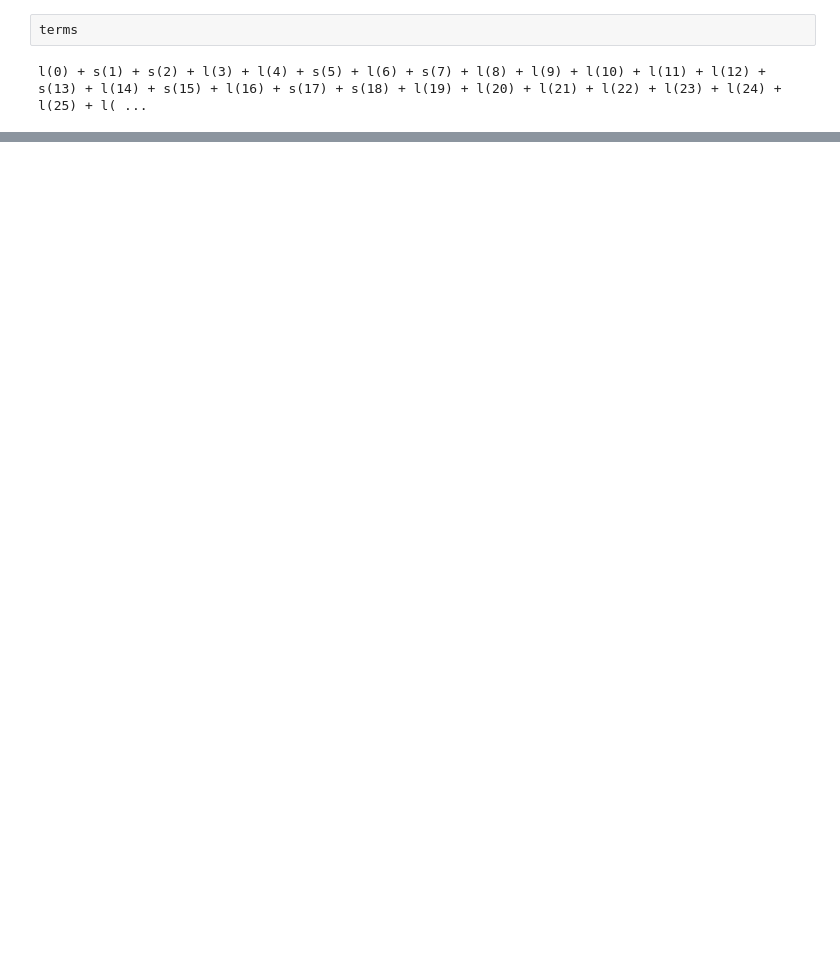
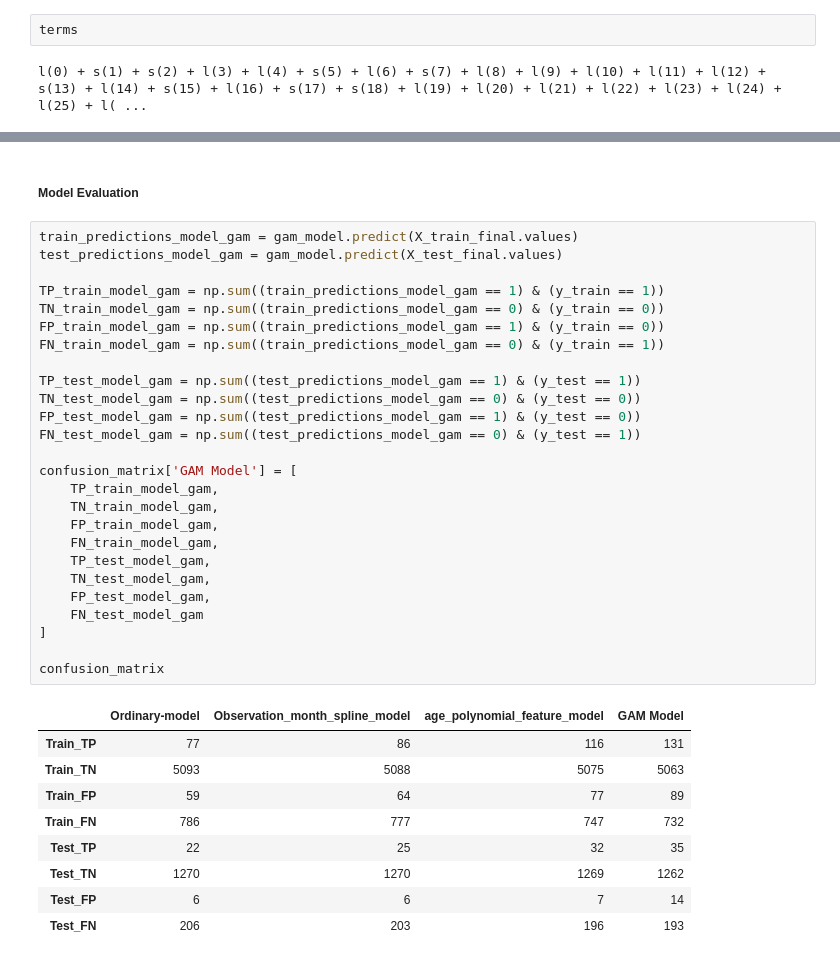
Before and after one commit to diyorarti/Learning_Data_Science, a Jupyter notebook: Statistics/3_Regression/Logistic_regression/practice2.ipynb, the cells around one changed output, grey strips where cells are left out. Cells and saved outputs as stored; diff of their text form; blank space fills up the shorter version.

```diff
--- a/Statistics/3_Regression/Logistic_regression/practice2.ipynb
+++ b/Statistics/3_Regression/Logistic_regression/practice2.ipynb
@@ -1297 +1282,39 @@ LogisticGAM(callbacks=[Deviance(), Diffs(), Accuracy()],
    tol=0.0001, verbose=False)
+# %% [markdown]
+##### Model Evaluation
+# %%
+train_predictions_model_gam = gam_model.predict(X_train_final.values)
+test_predictions_model_gam = gam_model.predict(X_test_final.values)
+
+TP_train_model_gam = np.sum((train_predictions_model_gam == 1) & (y_train == 1))
+TN_train_model_gam = np.sum((train_predictions_model_gam == 0) & (y_train == 0))
+FP_train_model_gam = np.sum((train_predictions_model_gam == 1) & (y_train == 0))
+FN_train_model_gam = np.sum((train_predictions_model_gam == 0) & (y_train == 1))
+
+TP_test_model_gam = np.sum((test_predictions_model_gam == 1) & (y_test == 1))
+TN_test_model_gam = np.sum((test_predictions_model_gam == 0) & (y_test == 0))
+FP_test_model_gam = np.sum((test_predictions_model_gam == 1) & (y_test == 0))
+FN_test_model_gam = np.sum((test_predictions_model_gam == 0) & (y_test == 1))
+
+confusion_matrix['GAM Model'] = [
+    TP_train_model_gam,
+    TN_train_model_gam,
+    FP_train_model_gam,
+    FN_train_model_gam,
+    TP_test_model_gam,
+    TN_test_model_gam,
+    FP_test_model_gam,
+    FN_test_model_gam
+]
+
+confusion_matrix
+# %% [output]
+|  | Ordinary-model | Observation_month_spline_model | age_polynomial_feature_model | GAM Model |
+| Train_TP | 77 | 86 | 116 | 131 |
+| Train_TN | 5093 | 5088 | 5075 | 5063 |
+| Train_FP | 59 | 64 | 77 | 89 |
+| Train_FN | 786 | 777 | 747 | 732 |
+| Test_TP | 22 | 25 | 32 | 35 |
+| Test_TN | 1270 | 1270 | 1269 | 1262 |
+| Test_FP | 6 | 6 | 7 | 14 |
+| Test_FN | 206 | 203 | 196 | 193 |
```
Also changed, not shown: parts of 15 cells of this notebook, 1 other file.
